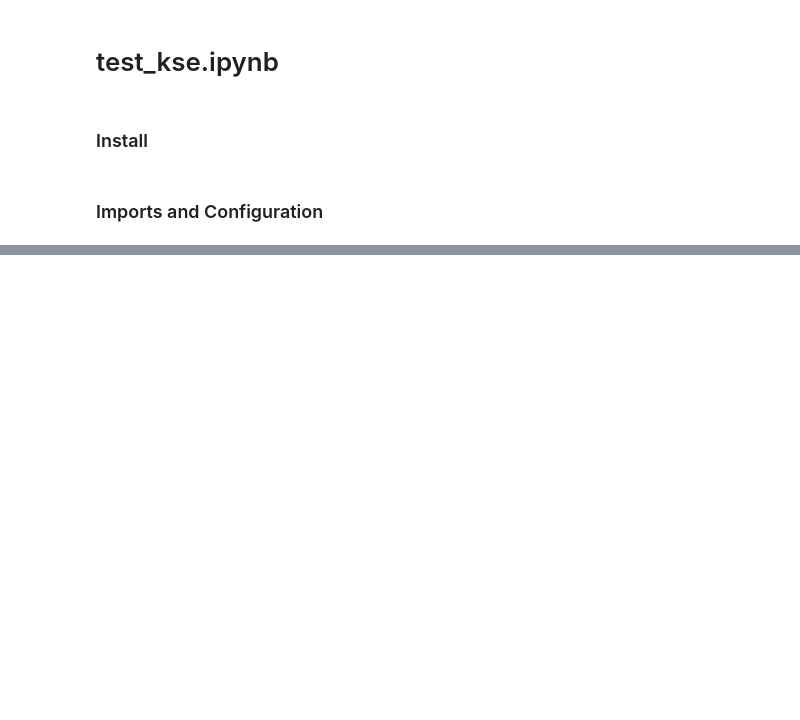
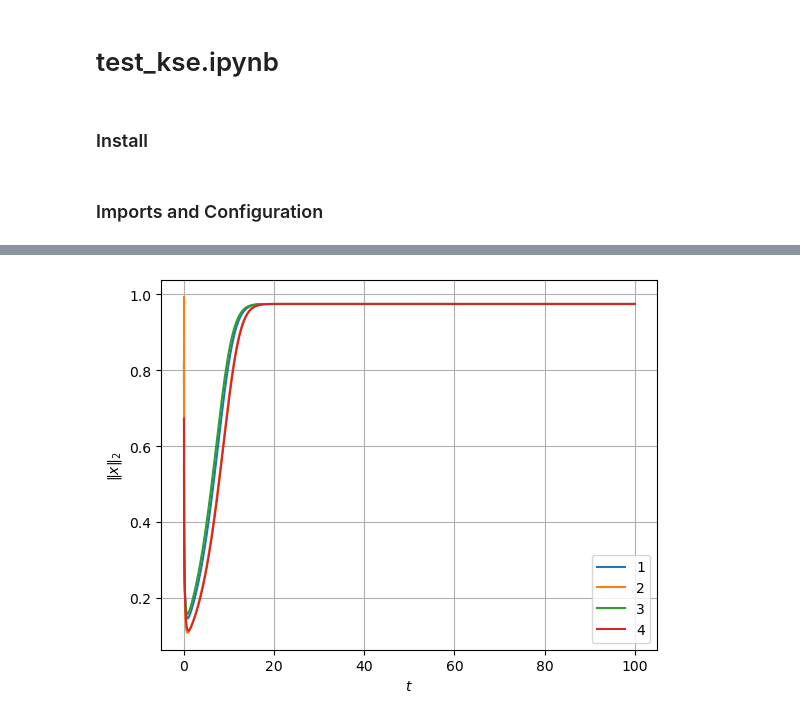
Before and after one commit to grmacchio/dynml, a Jupyter notebook: test_dynml/examples/test_kse.ipynb, the cells around one changed output, grey strips where cells are left out. Cells and saved outputs as stored; diff of their text form; code cells hidden in the pictures; blank space fills up the shorter version.

```diff
--- a/test_dynml/examples/test_kse.ipynb
+++ b/test_dynml/examples/test_kse.ipynb
@@ -95,0 +96,32 @@ show()
+# %%
+K = 32                                                                          # set number of fourier modes
+L = 3 * pi                                                                      # set the domain length
+first_order_sys = KSE(K, L)                                                     # semi-linear first order system
+
+dt = 0.01                                                                       # set the time step
+discretization_method = 'rk3cn'                                                 # set the discretization method
+implicit_solver = 'diag'                                                        # set the implicit solver
+discrete_sys = gen_approx_discrete_sys(first_order_sys, dt,                     # generate the discrete system
+                                       discretization_method, implicit_solver)
+
+num_traj_sqrt = 2                                                               # set the square root of the number of trajectories for plotting
+num_traj = num_traj_sqrt**2                                                     # set the number of trajectories
+t_final = 100.0                                                                 # set the final time
+num_samples = floor(t_final/dt) + 1                                             # set the number of samples
+trajs = gen_num_trajs(discrete_sys, first_order_sys.gen_ic, num_traj,           # generate the trajectories
+                      num_samples, compute='cpu', output='cpu', pbar=True)
+# %%
+norms = norm(trajs, dim=-1)                                                     # compute the norms of the trajectories
+# %%
+num_traj_plot = num_traj                                                        # set the number of trajectories to plot
+t = linspace(0, t_final, num_samples)                                           # generate the time vector
+fig, ax = subplots()                                                            # generate the figure and axis
+for i in range(num_traj):                                                       # loop over the trajectories
+    ax.plot(t, norms[i], label=f'{i + 1}')                                      # plot the norms
+ax.set_xlabel('$t$')                                                            # set the x-axis label
+ax.set_ylabel('$\\|x\\|_2$')                                                    # set the y-axis label
+ax.legend()                                                                     # add the legend
+ax.grid()                                                                       # add the grid
+show()                                                                          # show the plot
+# %% [output]
+[figure, added]
```
Also changed, not shown: parts of 12 cells of this notebook.
